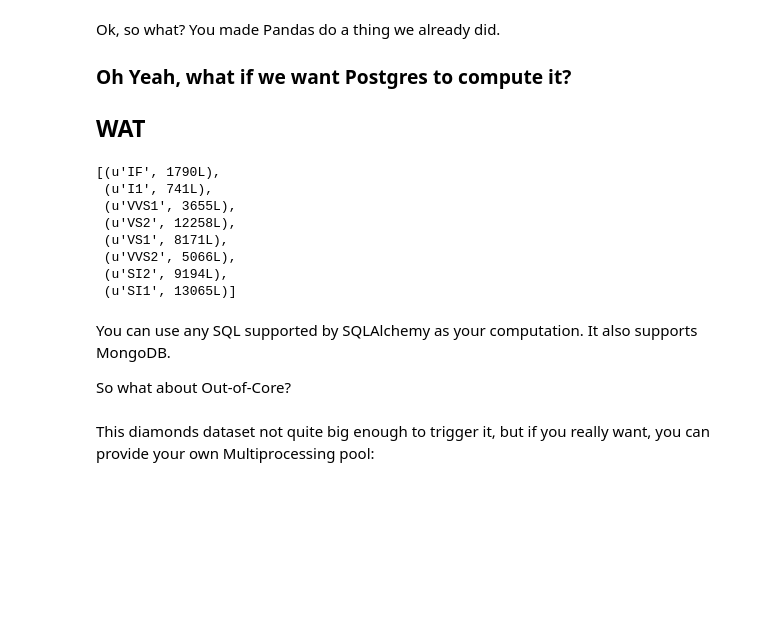
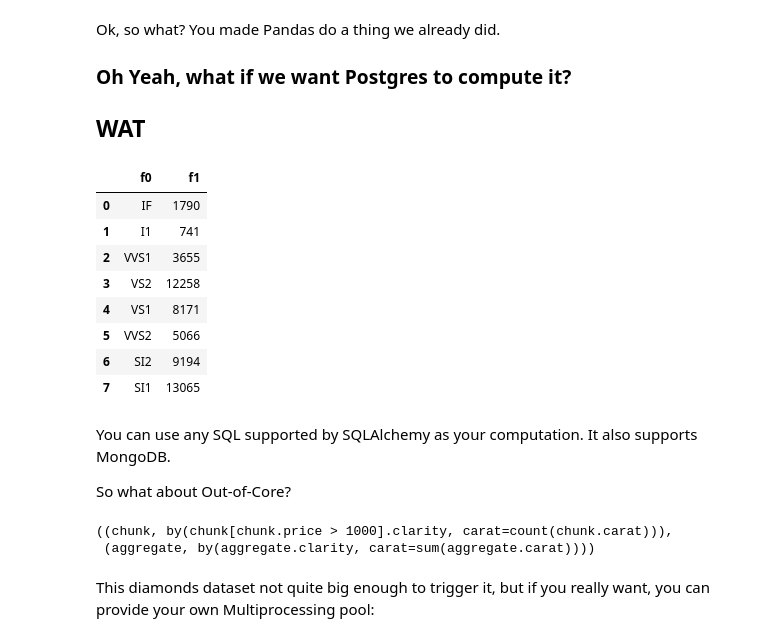
Before and after one commit to wrobstory/pdxpython2015, a Jupyter notebook: PDXPython2015.ipynb, the cells around one changed output. Drawn from its saved outputs; the diff is of its cells as text; code cells hidden in the pictures; blank space fills up the shorter version.

```diff
--- a/PDXPython2015.ipynb
+++ b/PDXPython2015.ipynb
@@ -843,3 +836,7 @@ diamonds = bz.TableSymbol('diamonds', bz_cols)
+# %%
+import blaze as bz
+
+diamonds = bz.symbol('diamonds', bz.discover(df_diamonds))
 # %%
 mean_price = bz.by(diamonds.cut, price=diamonds.price.mean())
 carat_count = bz.by(diamonds[diamonds.price > 1000].clarity,
@@ -875,20 +872,21 @@ Ok, so what? You made Pandas do a thing we already did.
 ## WAT
 # %%
 # Blaze/Odo make it easy to move data between containers
-pg_datasource = bz.odo(df_diamonds, "postgresql://postgres:postgres@localhost/pydata::diamonds",
-                       dshape=diamonds.dshape)
+# Note that we have an empty table already created
+pg_datasource = bz.odo(df_diamonds, "postgresql://postgres:postgres@localhost/pydata::diamonds")
 # %%
 # Now we're going to use Postgres as our computation engine
-[x for x in bz.compute(carat_count, pg_datasource).execute()]
+bz.odo(bz.compute(carat_count, pg_datasource), pd.DataFrame)
 # %% [output]
-[(u'IF', 1790L),
- (u'I1', 741L),
- (u'VVS1', 3655L),
- (u'VS2', 12258L),
- (u'VS1', 8171L),
- (u'VVS2', 5066L),
- (u'SI2', 9194L),
- (u'SI1', 13065L)]
+|  | f0 | f1 |
+| 0 | IF | 1790 |
+| 1 | I1 | 741 |
+| 2 | VVS1 | 3655 |
+| 3 | VS2 | 12258 |
+| 4 | VS1 | 8171 |
+| 5 | VVS2 | 5066 |
+| 6 | SI2 | 9194 |
+| 7 | SI1 | 13065 |
 # %% [markdown]
 You can use any SQL supported by SQLAlchemy as your computation. It also supports MongoDB.
 
@@ -897,6 +895,9 @@ So what about Out-of-Core?
 # Blaze is doing it for you!
 from blaze.expr.split import split
 split(diamonds, carat_count)
+# %% [output]
+((chunk, by(chunk[chunk.price > 1000].clarity, carat=count(chunk.carat))),
+ (aggregate, by(aggregate.clarity, carat=sum(aggregate.carat))))
 # %% [markdown]
 This diamonds dataset not quite big enough to trigger it, but if you really want, you can provide your own Multiprocessing pool:
 # %%
```
Also changed, not shown: parts of 7 cells of this notebook, 17 other files.
